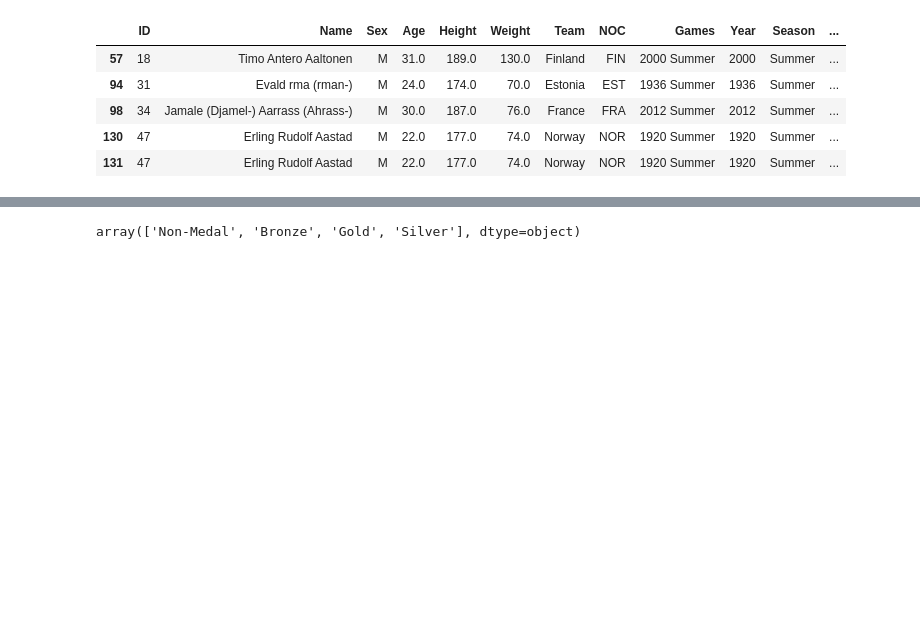
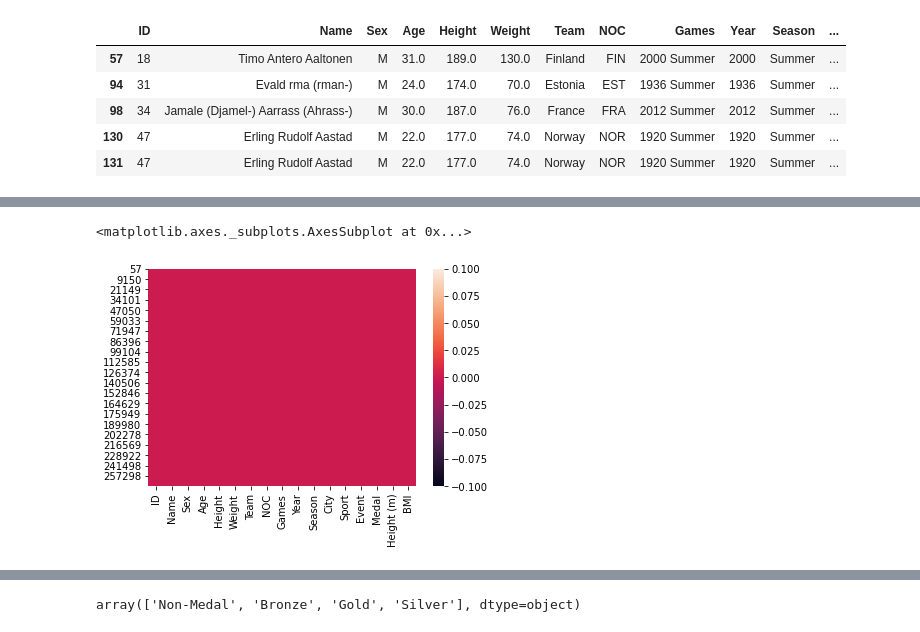
Before and after one commit to abejones26/2016_Olympic_Predictions, a Jupyter notebook: Olympic.ipynb, the cells around one changed output, grey strips where cells are left out. Drawn from its saved outputs; the diff is of its cells as text; code cells hidden in the pictures; blank space fills up the shorter version.

```diff
--- a/Olympic.ipynb
+++ b/Olympic.ipynb
@@ -62,0 +82,5 @@ olympics.head()
+# %%
+sns.heatmap(olympics.isnull())
+# %% [output]
+<matplotlib.axes._subplots.AxesSubplot at 0x...>
+[figure, added]
```
Also changed, not shown: parts of 21 cells of this notebook.
